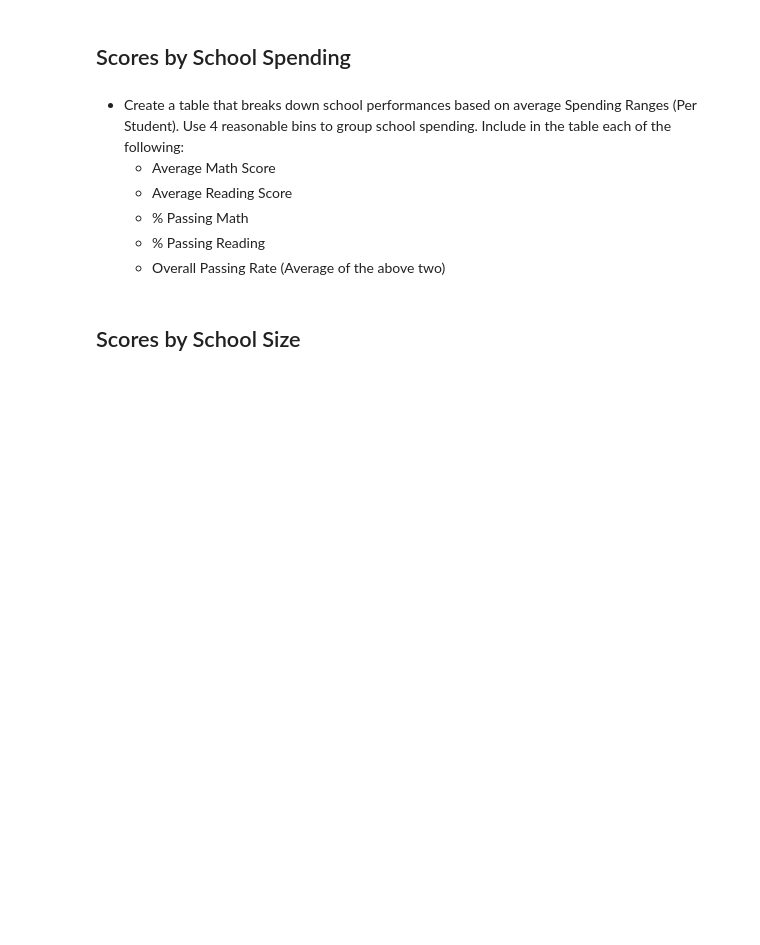
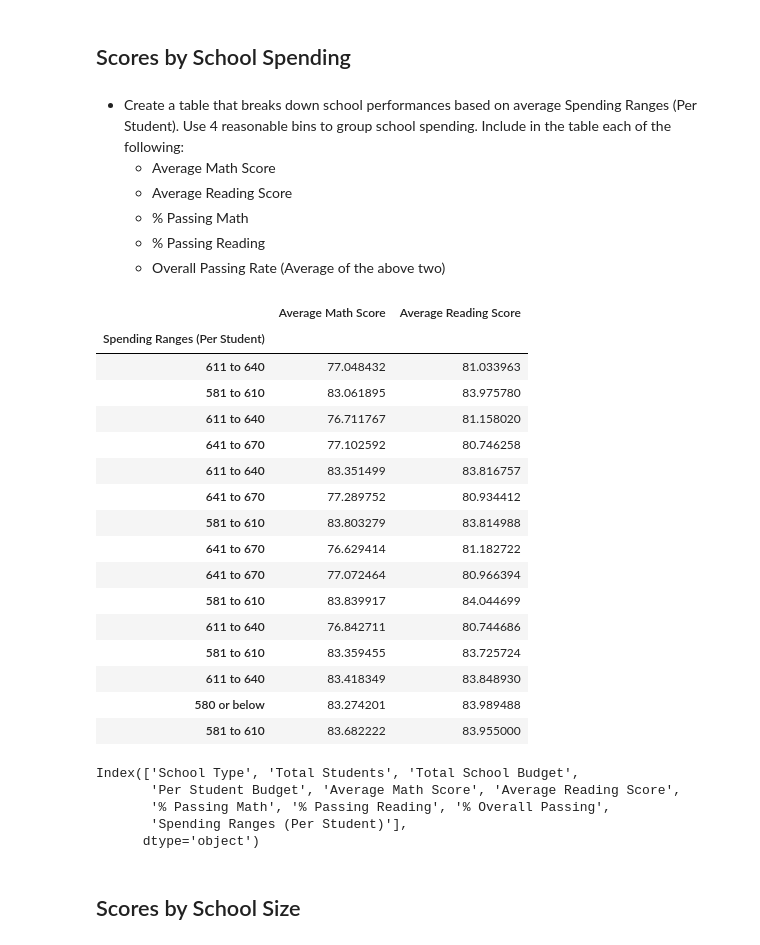
Before and after one commit to kasy1tu/Standardize-Testing-Analysis-, a Jupyter notebook: PyCitySchools_starter.ipynb, the cells around one changed output. Cells and saved outputs as stored; diff of their text form; code cells hidden in the pictures; blank space fills up the shorter version.

```diff
--- a/PyCitySchools_starter.ipynb
+++ b/PyCitySchools_starter.ipynb
@@ -346,6 +362,45 @@ student_data
   * % Passing Math
   * % Passing Reading
   * Overall Passing Rate (Average of the above two)
+# %%
+# print(school_summary_df["Per Student Budget"].max())
+# print(school_summary_df["Per Student Budget"].min())
+
+bins = [0, 580, 610, 640, 670]
+group_labels = ["580 or below", "581 to 610", "611 to 640", "641 to 670"]
+pd.cut(school_summary_df["Per Student Budget"], bins, labels=group_labels)
+school_summary_df["Spending Ranges (Per Student)"] = pd.cut(school_summary_df["Per Student Budget"], bins, labels=group_labels)
+
+scores_by_spending = school_summary_df.set_index(["Spending Ranges (Per Student)"])
+hello = scores_by_spending[["Average Math Score', 'Average Reading Score', '% Passing Reading', '% Overall Passing',
+       'Spending Ranges (Per Student)']]
+hello
+# %% [output]
+|  | Average Math Score | Average Reading Score |
+| Spending Ranges (Per Student) |  |  |
+| 611 to 640 | 77.048432 | 81.033963 |
+| 581 to 610 | 83.061895 | 83.975780 |
+| 611 to 640 | 76.711767 | 81.158020 |
+| 641 to 670 | 77.102592 | 80.746258 |
+| 611 to 640 | 83.351499 | 83.816757 |
+| 641 to 670 | 77.289752 | 80.934412 |
+| 581 to 610 | 83.803279 | 83.814988 |
+| 641 to 670 | 76.629414 | 81.182722 |
+| 641 to 670 | 77.072464 | 80.966394 |
+| 581 to 610 | 83.839917 | 84.044699 |
+| 611 to 640 | 76.842711 | 80.744686 |
+| 581 to 610 | 83.359455 | 83.725724 |
+| 611 to 640 | 83.418349 | 83.848930 |
+| 580 or below | 83.274201 | 83.989488 |
+| 581 to 610 | 83.682222 | 83.955000 |
+# %%
+school_summary_df.columns
+# %% [output]
+Index(['School Type', 'Total Students', 'Total School Budget',
+       'Per Student Budget', 'Average Math Score', 'Average Reading Score',
+       '% Passing Math', '% Passing Reading', '% Overall Passing',
+       'Spending Ranges (Per Student)'],
+      dtype='object')
 # %% [markdown]
 ## Scores by School Size
 # %% [markdown]
```
Also changed, not shown: parts of 2 cells of this notebook.
